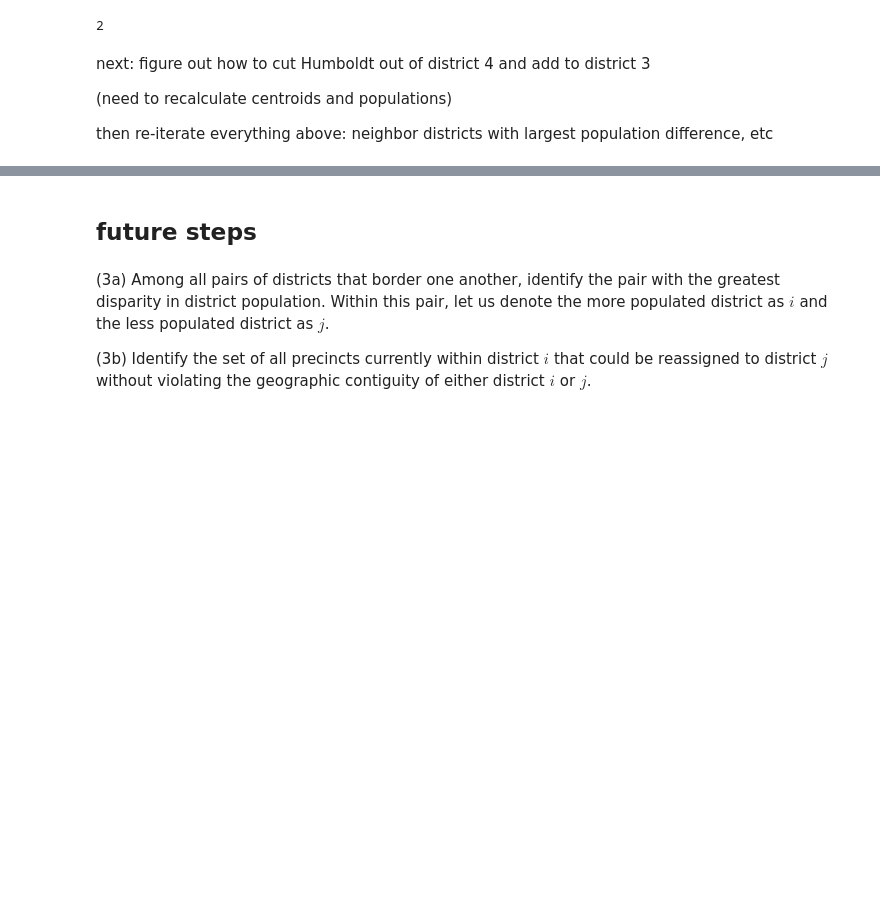
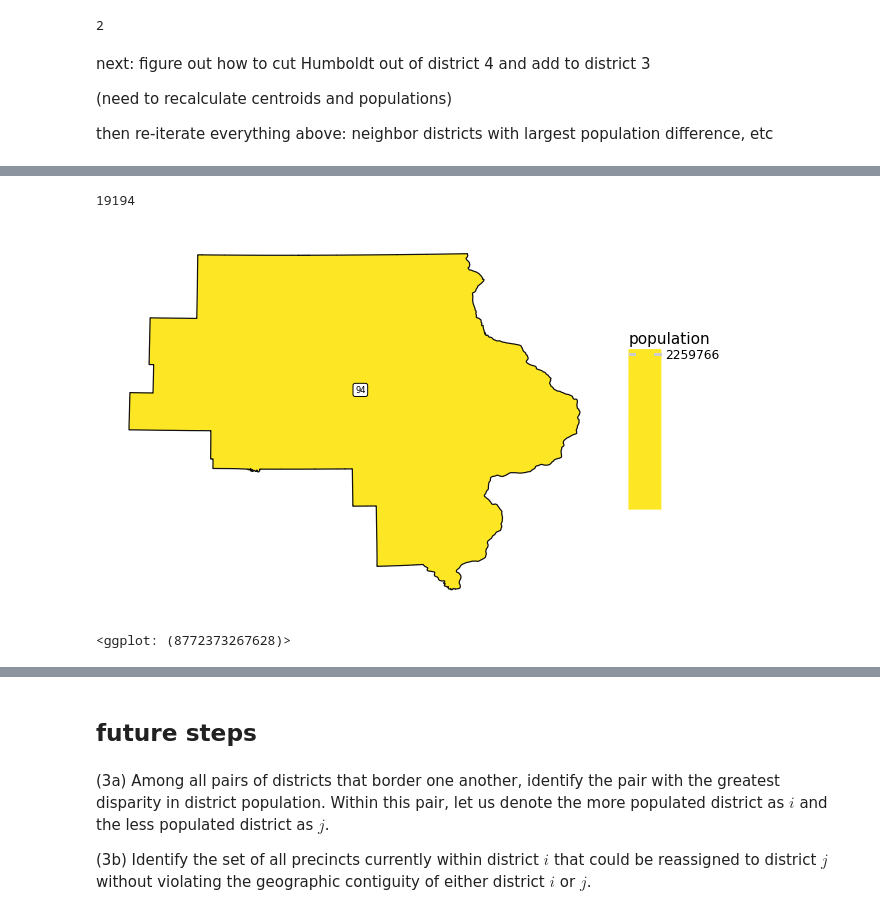
Before and after one commit to stefaniegwangphd/ia-redistricting, a Jupyter notebook: Iowa_contiguousdistricting.ipynb, the cells around one changed output, grey strips where cells are left out. Cells and saved outputs as stored; diff of their text form; code cells hidden in the pictures; blank space fills up the shorter version.

Commit message:
Cutting 1 county from a district

```diff
--- a/Iowa_contiguousdistricting.ipynb
+++ b/Iowa_contiguousdistricting.ipynb
@@ -883,0 +934,9 @@ then re-iterate everything above: neighbor districts with largest population dif
+# %%
+2259766 - 2240572
+# %% [output]
+19194
+# %%
+map_merged_districts(dist4_gdf,'temp_district')
+# %% [output]
+[figure, added]
+<ggplot: (8772373267628)>
```
Also changed, not shown: parts of 29 cells of this notebook.
